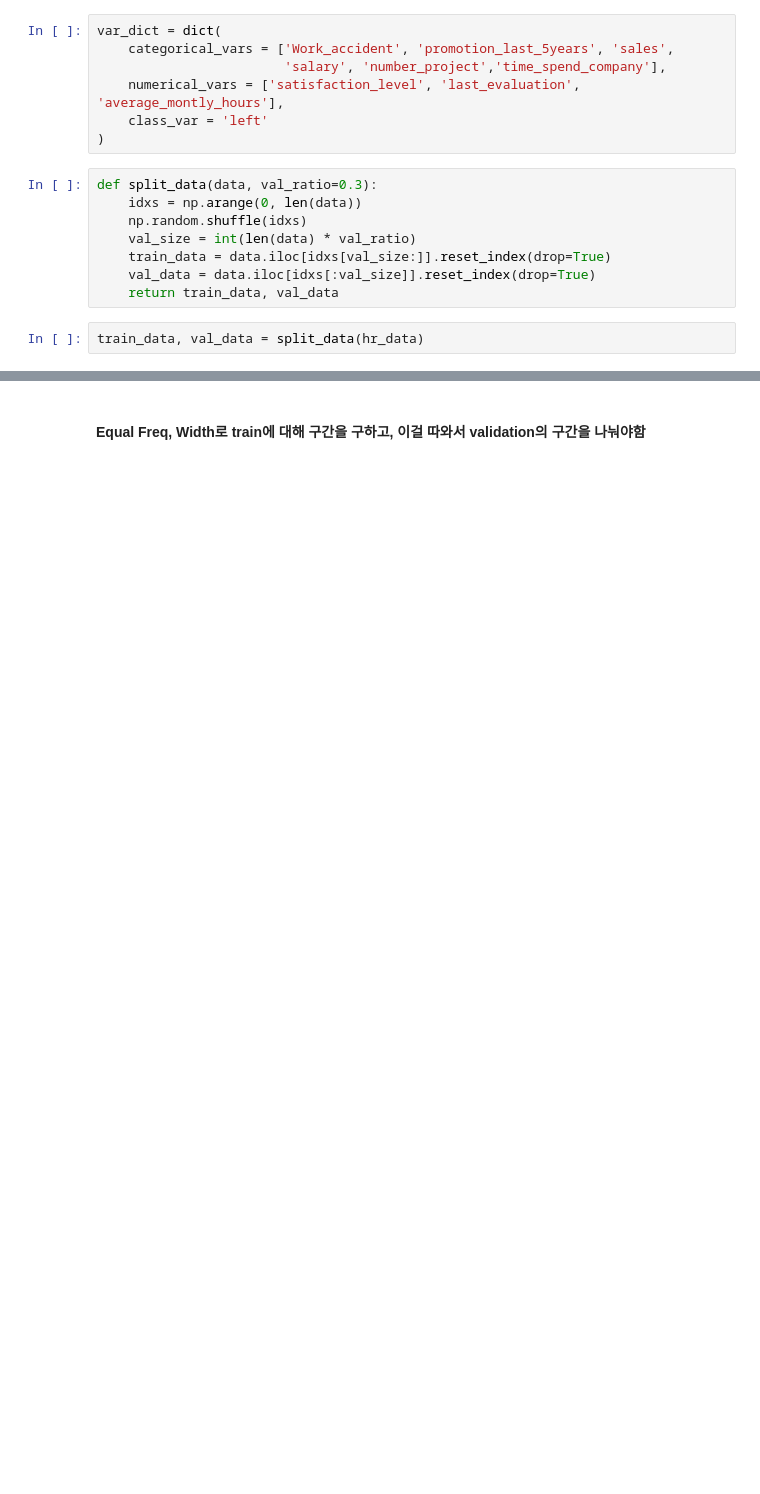
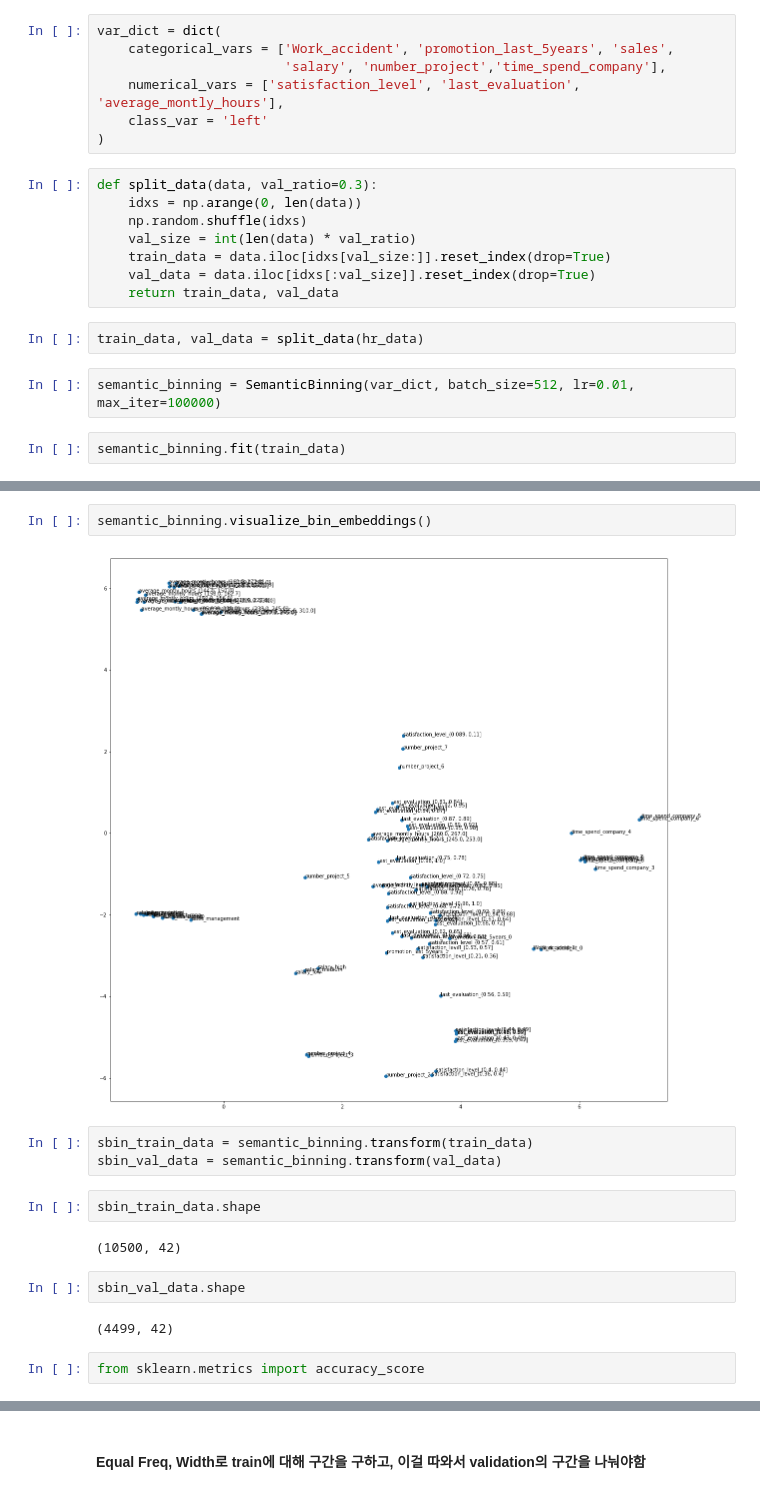
Before and after one commit to Wook0129/semantic_binning, a Jupyter notebook: test.ipynb, the cells around one changed output, grey strips where cells are left out. Saved outputs shown, nothing was run; the diff lists cells and outputs as text; blank space fills up the shorter version.

Commit message:
semantic binning module added

```diff
--- a/test.ipynb
+++ b/test.ipynb
@@ -31,3 +26,7 @@ def split_data(data, val_ratio=0.3):
     return train_data, val_data
 # %%
 train_data, val_data = split_data(hr_data)
+# %%
+semantic_binning = SemanticBinning(var_dict, batch_size=512, lr=0.01, max_iter=100000)
+# %%
+semantic_binning.fit(train_data)
@@ -33,0 +45,17 @@ train_data, val_data = split_data(hr_data)
+# %%
+semantic_binning.visualize_bin_embeddings()
+# %% [output]
+[figure, added]
+# %%
+sbin_train_data = semantic_binning.transform(train_data)
+sbin_val_data = semantic_binning.transform(val_data)
+# %%
+sbin_train_data.shape
+# %% [output]
+(10500, 42)
+# %%
+sbin_val_data.shape
+# %% [output]
+(4499, 42)
+# %%
+from sklearn.metrics import accuracy_score
```
Also changed, not shown: parts of 24 cells of this notebook, 2 other files.
